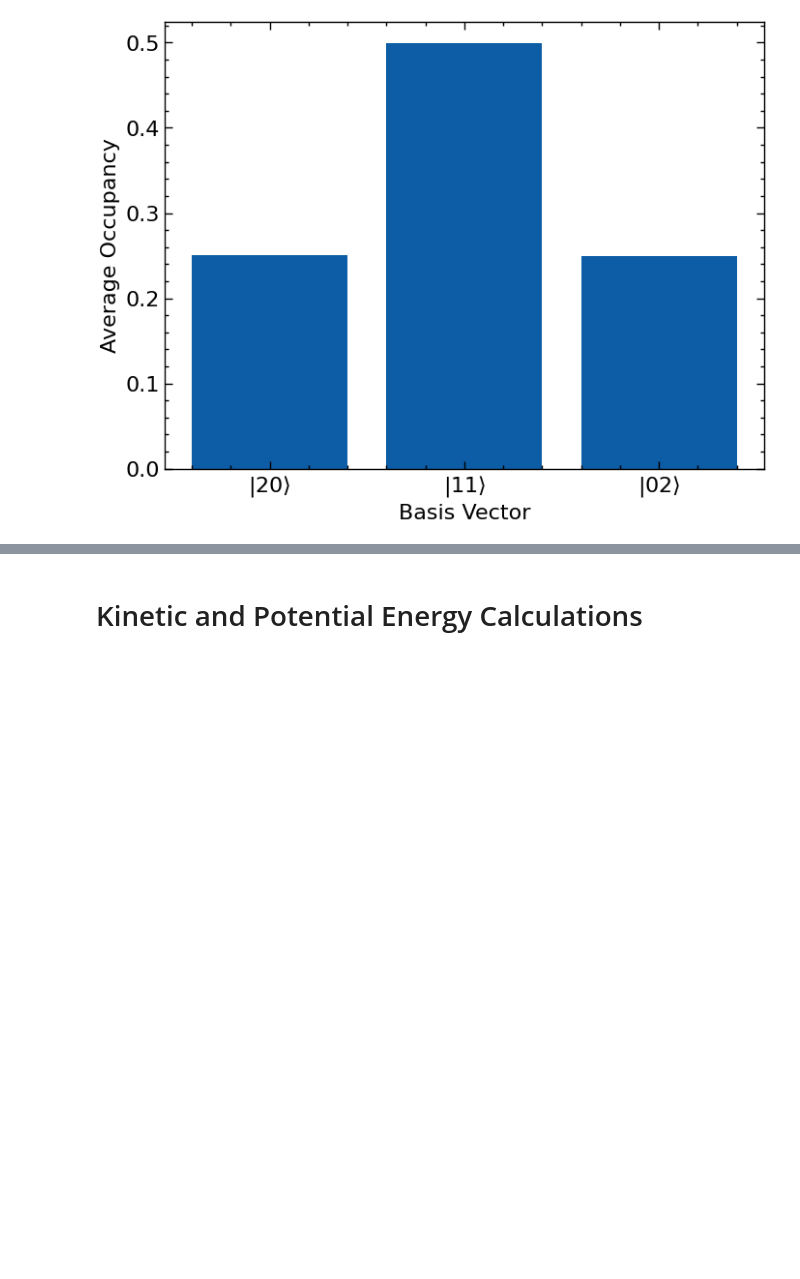
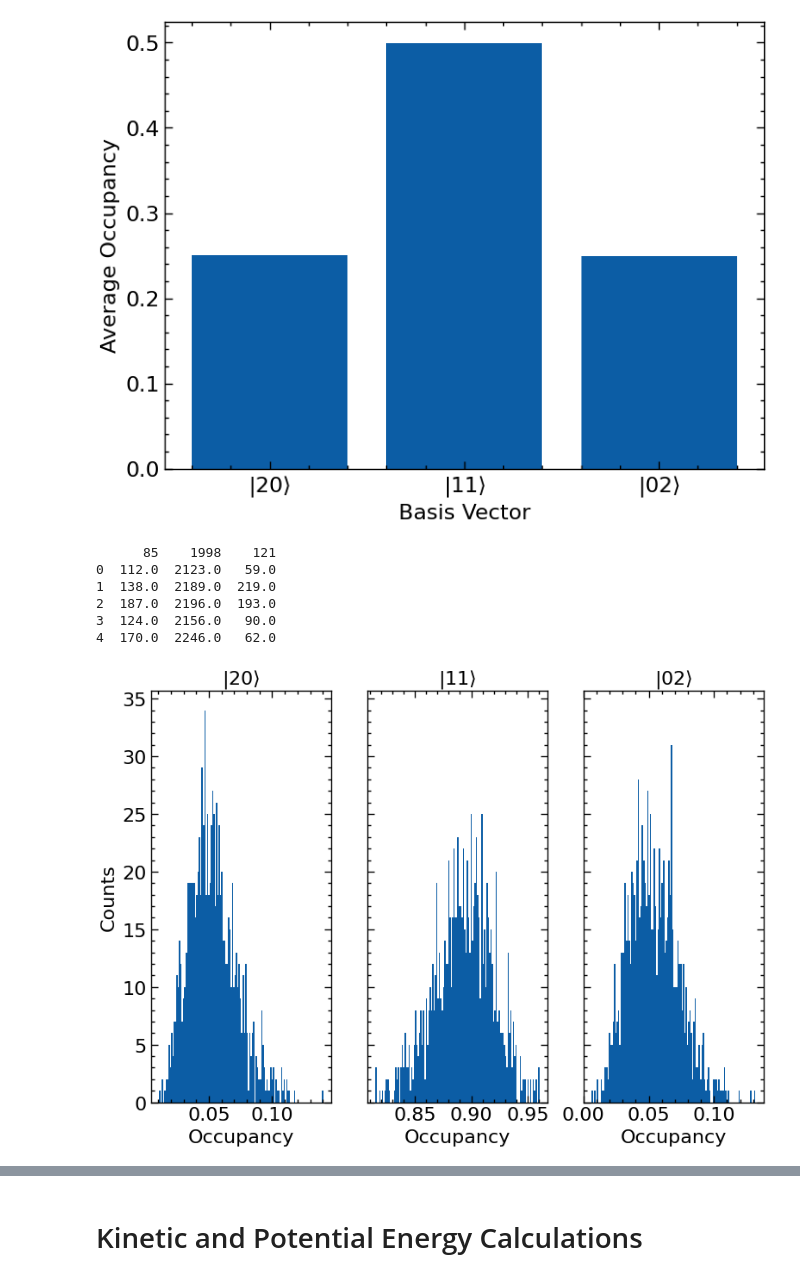
Before and after one commit to wmallah/pigsfli_benchmark, a Jupyter notebook: code/QMC_data_processing.ipynb, the cells around one changed output, grey strips where cells are left out. Drawn from its saved outputs; the diff is of its cells as text; code cells hidden in the pictures; blank space fills up the shorter version.

Commit message:
Added the graphs for high interaction and wrote more for intro

```diff
--- a/code/QMC_data_processing.ipynb
+++ b/code/QMC_data_processing.ipynb
@@ -97,3 +106,68 @@ plt.savefig('../graphs/spatial_avg_occ_U_0.0001.pdf')
 plt.show()
 # %% [output]
 [figure]
+# %%
+# Read in .dat file
+path = '../data/occupancy_data/1D_2_2_1_10.000000_1.000000_8.000000_1000_Pn-mA1_1970_square.dat'
+occ_data = pd.read_csv(path, sep='\s+')
+for c in occ_data.columns.values:
+    occ_data[c] = occ_data[c].apply(lambda x: float(str(x).split(':')[0]))
+
+print(occ_data.head())
+
+# Convert pandas DataFrame to numpy array
+occ_data = np.array(occ_data)
+
+# Create empty array to fill with arrays to separate measurement moments
+normal_occ_data = np.empty(0)
+
+# Loop through to append each measurement moment with site1, site2, & site3 normalized occupancies
+for i in range(len(occ_data)):
+    normal_occ_data = np.append(normal_occ_data, occ_data[i]/np.sum(occ_data[i]))
+# %% [output]
+      85    1998    121
+0  112.0  2123.0   59.0
+1  138.0  2189.0  219.0
+2  187.0  2196.0  193.0
+3  124.0  2156.0   90.0
+4  170.0  2246.0   62.0
+# %%
+# Write pseudo-function for finding indices to split the array into several arrays for each measurement instance
+split_indices = np.empty(0)
+for i in range(int(len(normal_occ_data)/3) - 1):
+    split_indices = np.append(split_indices, 3*i + 3)
+split_indices = np.array(split_indices, dtype=int)
+# %%
+# Split this array into separate arrays within, each corresponding to different moments of measurements
+normal_occ_data_sep = np.split(normal_occ_data, split_indices)
+# %%
+# Loop to separate the measurements from each site
+site1 = np.empty(0)
+site2 = np.empty(0)
+site3 = np.empty(0)
+
+for i in range(len(normal_occ_data_sep)):
+    site1 = np.append(site1, normal_occ_data_sep[i][0])
+    site2 = np.append(site2, normal_occ_data_sep[i][1])
+    site3 = np.append(site3, normal_occ_data_sep[i][2])
+# %%
+# Make separate subplots for counts of each respective sites occupancies
+fig, (ax1, ax2, ax3) = plt.subplots(1, 3, sharey=True, tight_layout=True)
+ax1.hist(site1, bins=int(len(site1)/8))
+ax2.hist(site2, bins=int(len(site2)/8))
+ax3.hist(site3, bins=int(len(site3)/8))
+
+ax1.locator_params(axis='x', nbins=4)
+
+ax1.set_xlabel('Occupancy')
+ax1.set_ylabel('Counts')
+ax1.set_title(r'$|20\rangle$')
+ax2.set_xlabel('Occupancy')
+ax2.set_title(r'$|11\rangle$')
+ax3.set_xlabel('Occupancy')
+ax3.set_title(r'$|02\rangle$')
+fig.suptitle('')
+plt.savefig('../figures/sep_occ_hist_U_10.0000.pdf')
+plt.show()
+# %% [output]
+[figure, added]
```
Also changed, not shown: parts of 11 cells of this notebook, 21 other files.
